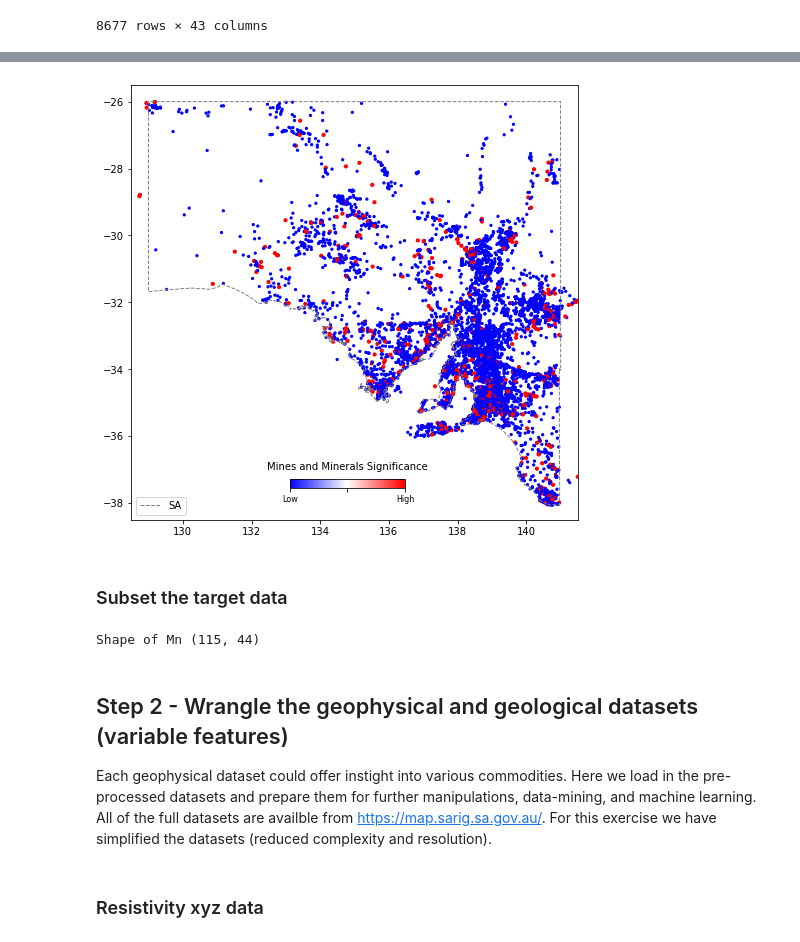
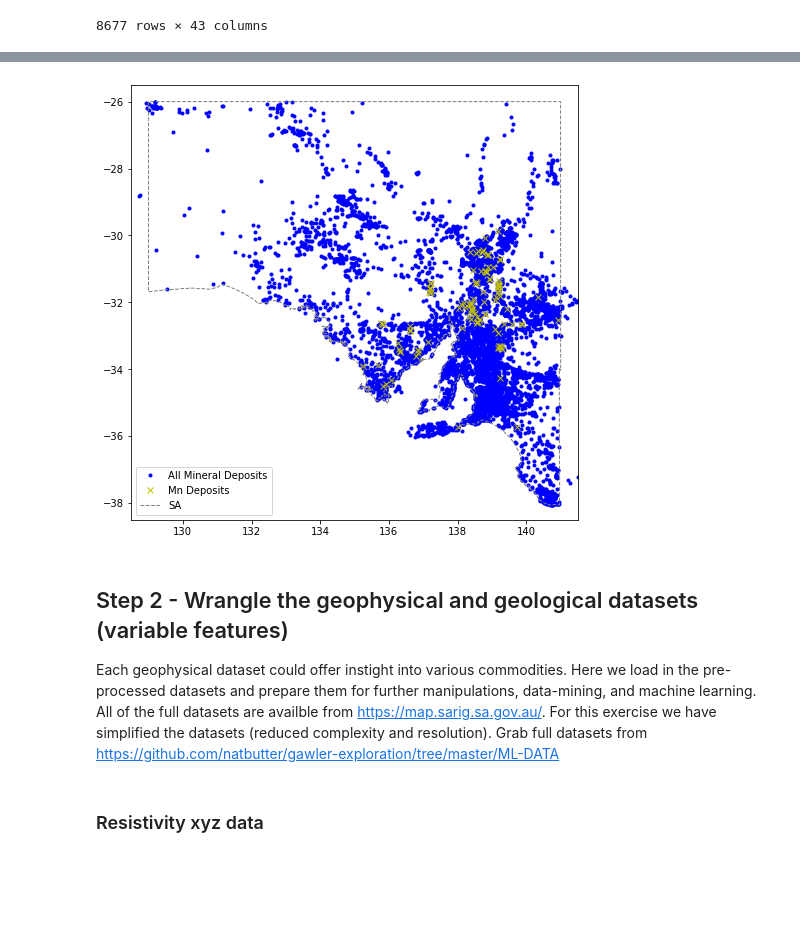
Before and after one commit to Sydney-Informatics-Hub/geopython-pawsey, a Jupyter notebook: _ipynb/01-build_the_data.ipynb, the cells around one changed output, grey strips where cells are left out. Cells and saved outputs as stored; diff of their text form; code cells hidden in the pictures; blank space fills up the shorter version.

```diff
--- a/_ipynb/01-build_the_data.ipynb
+++ b/_ipynb/01-build_the_data.ipynb
@@ -117,22 +105,16 @@ Name: SIZE_VAL_cat, Length: 8677, dtype: object
 # %%
 fig = plt.figure(figsize=(8,8))
 ax = plt.axes()
-im=ax.scatter(df.LONGITUDE,df.LATITUDE,s=5+df.SIZE_VAL_cat.astype(float)*5,c=df.SIZE_VAL_cat,cmap='bwr')
+ax.plot(df.LONGITUDE,df.LATITUDE,'b.',label="All Mineral Deposits")
+ax.plot(comm.LONGITUDE,comm.LATITUDE,'yx',label=commname+" Deposits")
+
 ax.plot(xval,yval,'grey',linestyle='--',linewidth=1,label='SA')
 #ax.plot(comm.LONGITUDE, comm.LATITUDE, marker='o', linestyle='',markersize=5, color='y',label=commname+" Deposits")
 
 plt.xlim(128.5,141.5)
 plt.ylim(-38.5,-25.5)
 plt.legend(loc=3)
 
-cbaxes = fig.add_axes([0.40, 0.18, 0.2, 0.015])
-cbar = plt.colorbar(im, cax = cbaxes,orientation="horizontal",extend='neither')
-cbar.set_label('Mines and Minerals Significance', labelpad=10)
-cbar.ax.xaxis.set_label_position('top')
-cbar.ax.set_xticklabels(['Low','','High'],fontsize=8)
-
 plt.show()
 # %% [output]
-[figure, old version]
+[figure, new version]
-# %% [markdown]
-### Subset the target data
@@ -141,23 +121,7 @@ commname='Mn'
-# %%
-#Pull our all the occurences of the commodity and go from there
-comm=df[df['COMM_CODE'].str.contains(commname)]
-comm=comm.reset_index(drop=True)
-print("Shape of "+ commname, comm.shape)
-
-#Can make simple subsets of the data here as needed
-#commsig=comm[comm.SIZE_VAL!="Low Significance"]
-#comm=comm[comm.SIZE_VAL!="Low Significance"]
-#comm=comm[comm.COX_CLASS == "Olympic Dam Cu-U-Au"]
-#comm=comm[(comm.lon<max(xval)) & (comm.lon>min(xval)) & (comm.lat>min(yval)) & (comm.lat<max(yval))]
-
-#Can save subset to a file
-#comm.to_csv("copper-deposits.csv")
-# %% [output]
-Shape of Mn (115, 44)
 # %% [markdown]
 ## Step 2 - Wrangle the geophysical and geological datasets (variable features)
 Each geophysical dataset could offer instight into various commodities. Here we load in the pre-processed datasets and prepare them for further manipulations, data-mining, and machine learning.
-All of the full datasets are availble from https://map.sarig.sa.gov.au/. For this exercise we have simplified the datasets (reduced complexity and resolution).
+All of the full datasets are availble from https://map.sarig.sa.gov.au/. For this exercise we have simplified the datasets (reduced complexity and resolution). Grab full datasets from [https://github.com/natbutter/gawler-exploration/tree/master/ML-DATA](https://github.com/natbutter/gawler-exploration/tree/master/ML-DATA)
 # %% [markdown]
 ### Resistivity xyz data
 # %%
```
Also changed, not shown: parts of 52 cells of this notebook, 5 other files.
